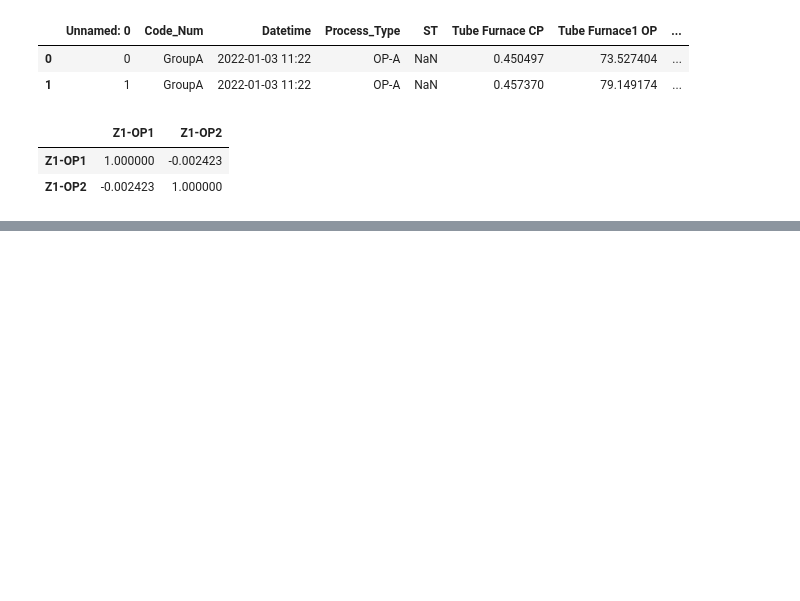
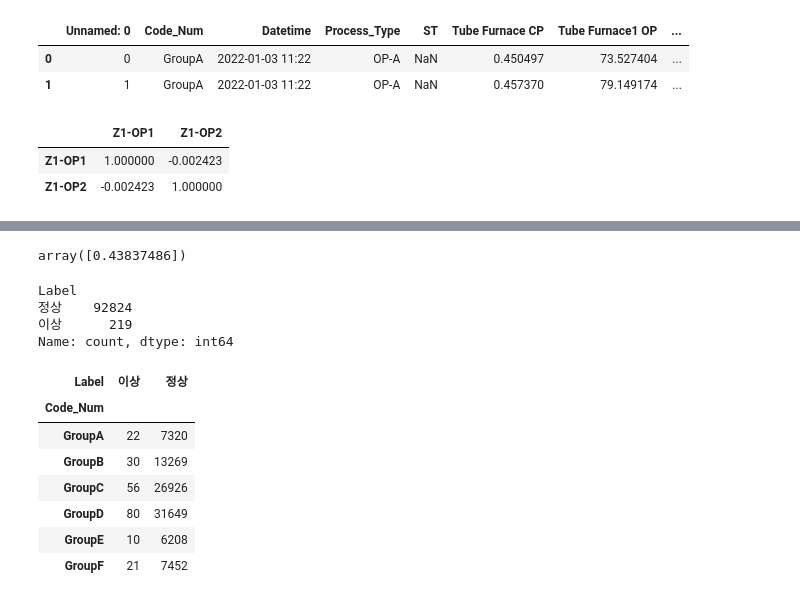
Before and after one commit to SIDED00R/hanaro_data, a Jupyter notebook: day14.ipynb, the cells around one changed output, grey strips where cells are left out. Drawn from its saved outputs; the diff is of its cells as text; code cells hidden in the pictures; blank space fills up the shorter version.

```diff
--- a/day14.ipynb
+++ b/day14.ipynb
@@ -216,5 +265,35 @@ Name: Tube Furnace CP, dtype: float64
 # %%
 #4. 회귀식을 이용해, 5개의 값이 각각 순서대로 50, 80, 100, 75, 200 값이 왔을 때, Y값(Tube Furnace CP(소입로 가스 침탄량)을 계산하시오.
+result.predict([[1, 50, 80, 100, 75, 200]])
+# %% [output]
+array([0.43837486])
 # %%
-#5. Z1-OP1(공정건조온도 출력량) 평균에 대해 Z1-OP1 표준편차값이 3배이상 벗어나는 값을 '이상' 나머지를 '정상'으로 'Label'이라는 변수를 생성하고, Code_Num(공정배치그룹)과 'Label' 값이 서로 독립인지 가설 검정을 수행하시오.
-#    - 가설 및 결론까지 작성
+#5. Z1-OP1(공정건조온도 출력량) 평균에 대해 Z1-OP1 표준편차(σ)값이 3배이상 벗어나는 값을 '이상' 나머지를 '정상'으로 'Label'이라는 변수를 생성하고,
+# Code_Num(공정배치그룹)과 'Label' 값이 서로 독립인지 가설 검정을 수행하시오.
+#- 가설 및 결론까지 작성
+
+# 조건을 이용해 파생변수 생성
+# UCL: upper control limit 관리한계선
+cond1 = df['Z1-OP1'] >= df['Z1-OP1'].mean() + df['Z1-OP1'].std() * 3
+# LCL: lower control limit
+cond2 = df['Z1-OP1'] <= df['Z1-OP1'].mean() - df['Z1-OP1'].std() * 3
+df['Label'] = '정상'
+df.loc[cond1 | cond2, 'Label'] = '이상'
+df['Label'].value_counts()
+# %% [output]
+Label
+정상    92824
+이상      219
+Name: count, dtype: int64
+# %%
+c1 = pd.crosstab(df['Code_Num'], df['Label'])
+c1
+# %% [output]
+| Label | 이상 | 정상 |
+| Code_Num |  |  |
+| GroupA | 22 | 7320 |
+| GroupB | 30 | 13269 |
+| GroupC | 56 | 26926 |
+| GroupD | 80 | 31649 |
+| GroupE | 10 | 6208 |
+| GroupF | 21 | 7452 |
```
Also changed, not shown: parts of 9 cells of this notebook.
